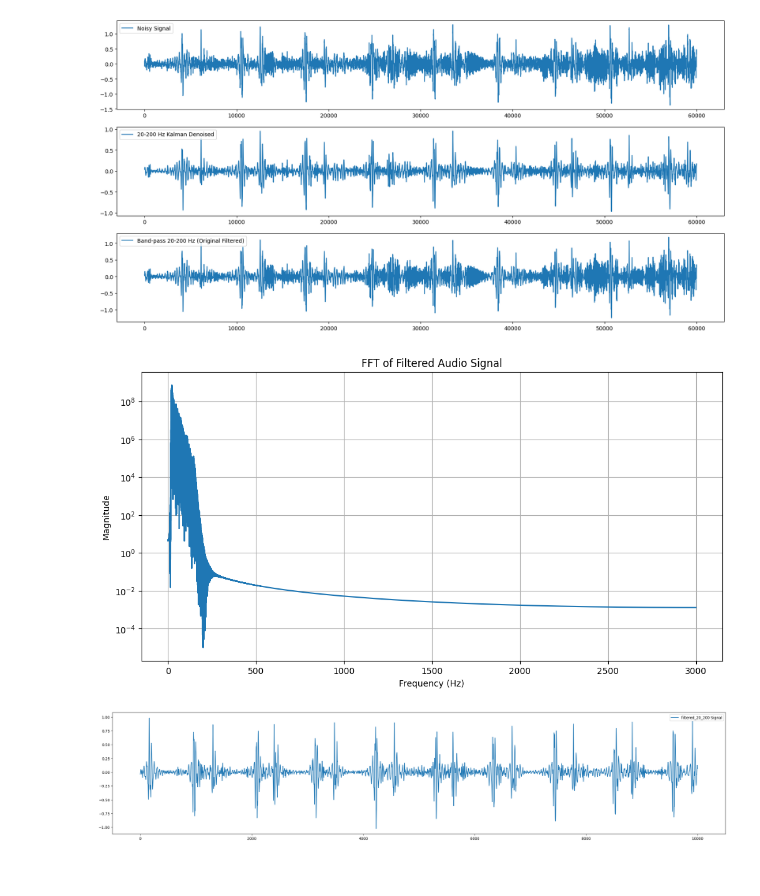
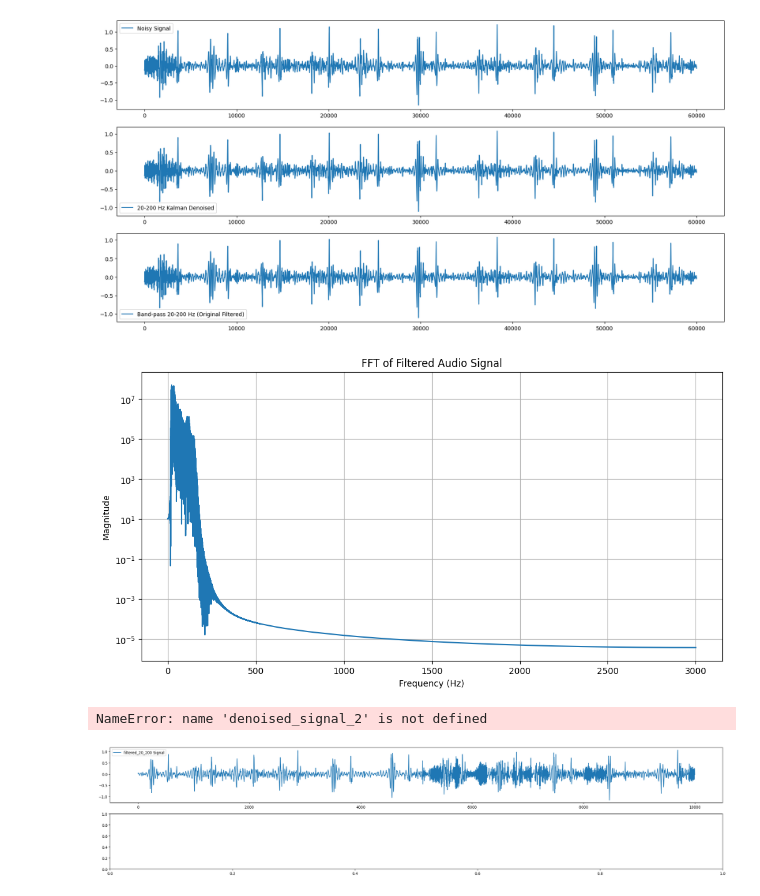
Before and after one commit to djorgeext/pcg-ecg-analysis, a Jupyter notebook: procesamiento_audio_crudo.ipynb, the cells around one changed output. Drawn from its saved outputs; the diff is of its cells as text; code cells hidden in the pictures.

```diff
--- a/procesamiento_audio_crudo.ipynb
+++ b/procesamiento_audio_crudo.ipynb
@@ -8,7 +8,7 @@ import colorednoise as cn
 from statsmodels.regression.linear_model import yule_walker
 from numba import njit
 # %%
-path = 'mediciones_simultaneas/DAVID171225_4.wav'
+path = 'mediciones_simultaneas/tase-david291225-20051201003131/david291225.wav'
 fs, audio_1 = wavread(path)
 audio_1 = audio_1[:,0].astype(np.float32)
 # cut from 10 minutes to 6 minutes
@@ -23,7 +23,7 @@ b_notch, a_notch = iircomb(w0, quality_factor, ftype='notch', fs=fs)
 
 # band-pass filter design cheby1 at 1000 Hz order 3
 lowcut = 20.0
-highcut = 800.0
+highcut = 150.0
 b, a = cheby1(3, 0.5, [lowcut, highcut], btype='band', fs=fs)
 
 filtered_signal = filtfilt(b_notch, a_notch, audio_1)
@@ -461,7 +462,7 @@ plt.show()
 lowcut = 20.0
 highcut = 150.0
 b, a = cheby1(4, 0.5, [lowcut, highcut], btype='band', fs=fs)
-filtered_20_200 = filtfilt(b, a, denoised_signal)
+filtered_20_200 = filtfilt(b, a, filtered_signal)
 filtered_audio = filtfilt(b, a, filtered_signal)
 plt.figure(figsize=(20, 10))
 plt.subplot(3,1,1)
@@ -475,7 +476,7 @@ plt.plot(filtered_audio[120000:180000], label='Band-pass 20-200 Hz (Original Fil
 plt.legend()
 plt.show()
 # %% [output]
-[figure, old version]
+[figure, new version]
 # %%
 filtered_signal_fft = np.fft.fft(filtered_20_200)
 freqs = np.linspace(0, fs/2, len(filtered_signal_fft)//2 + 1)
@@ -489,7 +490,7 @@ plt.grid()
 #plt.xlim(0, 500)
 plt.show()
 # %% [output]
-[figure, old version]
+[figure, new version]
 # %%
 # downsample to 1000 Hz
 filtered_20_200 = decimate(filtered_20_200, 6)
@@ -497,7 +499,12 @@ fs = fs / 6
 # %%
 plt.figure(figsize=(30, 6))
+plt.subplot(2,1,1)
 plt.plot(filtered_20_200[10000:20000], label='filtered_20_200 Signal')
 plt.legend()
+plt.subplot(2,1,2)
+plt.plot(denoised_signal_2[10000:20000], label='Denoised Signal')
+plt.legend()
 plt.show()
 # %% [output]
+NameError: name 'denoised_signal_2' is not defined
-[figure, old version]
+[figure, new version]
```
Also changed, not shown: parts of 8 cells of this notebook, 1 other file.
